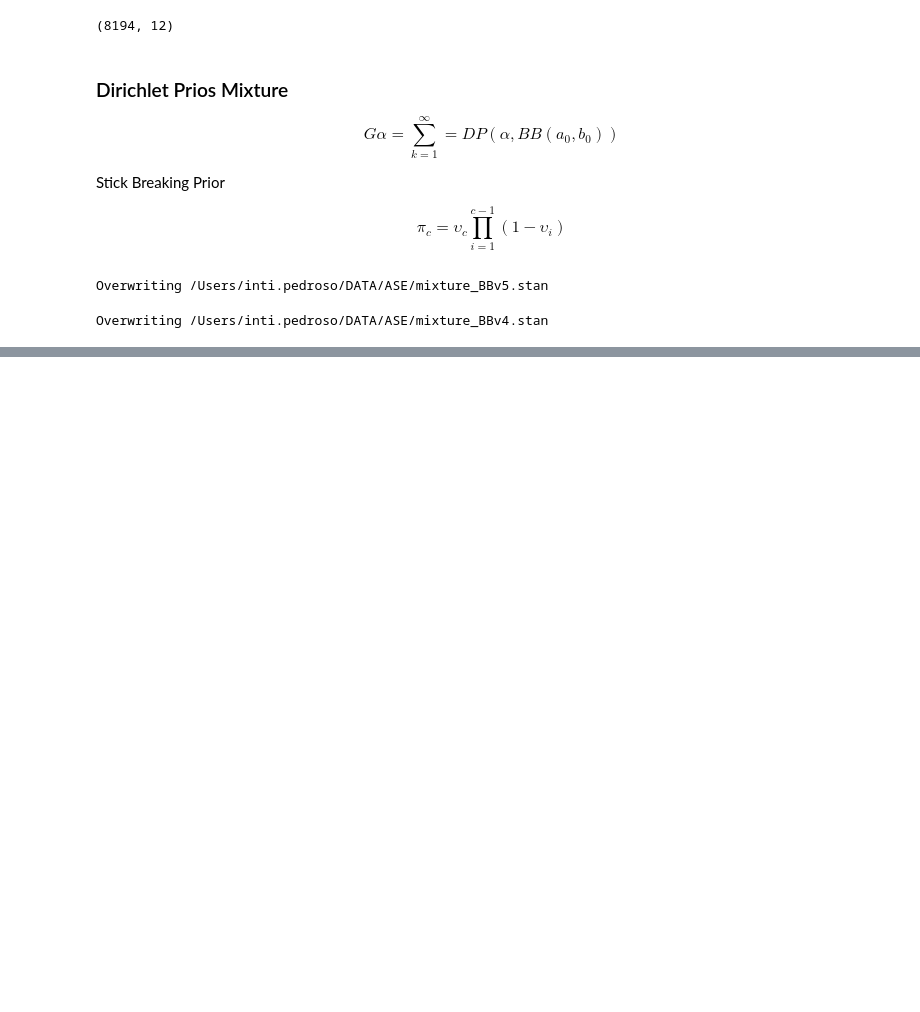
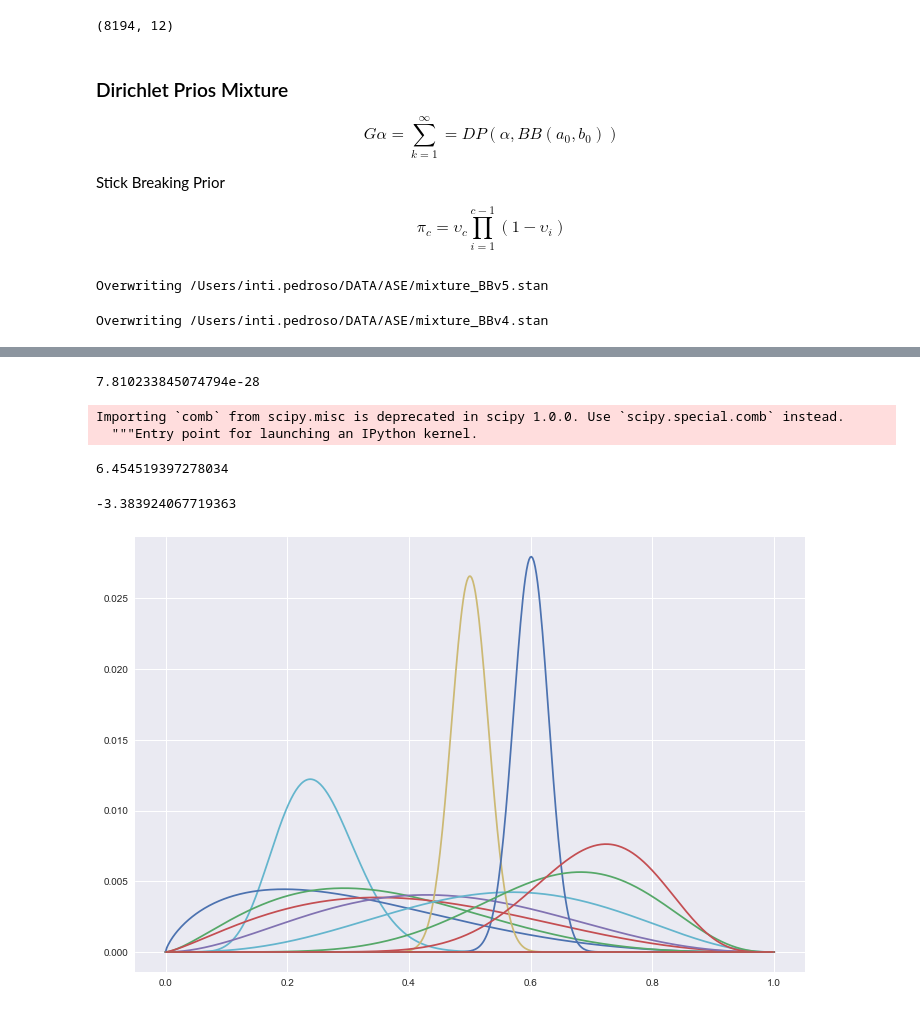
Before and after one commit to inti/ASE, a Jupyter notebook: Untitled.ipynb, the cells around one changed output, grey strips where cells are left out. Drawn from its saved outputs; the diff is of its cells as text; code cells hidden in the pictures; blank space fills up the shorter version.

```diff
--- a/Untitled.ipynb
+++ b/Untitled.ipynb
@@ -293,0 +540,37 @@ print(fit.stansummary())
+# %%
+np.exp(log_beta_binomial_density(k=199,n=200,alpha=50,beta=50))
+# %% [output]
+7.810233845074794e-28
+# %%
+np.log(scipy.misc.comb(b, a)) + ss.beta.logpdf(a/(a+b),alpha_ +a , beta_ + b)  - ss.beta.logpdf(a/(a+b),alpha_, beta_ )
+# %% [output]
+Importing `comb` from scipy.misc is deprecated in scipy 1.0.0. Use `scipy.special.comb` instead.
+  """Entry point for launching an IPython kernel.
+6.454519397278034
+# %%
+from scipy.special import betaln
+
+def log_beta_binomial_probability(k,n,alpha,beta):
+    return np.log(comb(n,k)) + betaln(k+alpha,n-k+beta) - betaln(alpha,beta)
+
+log_beta_binomial_probability(138,138*2, 138,138)
+# %% [output]
+-3.383924067719363
+# %%
+g = list()
+pars = list()
+gene_a = 30
+gene_b = 70
+
+for i in np.arange(pars_df.shape[0]):
+    pars.append([pars_df.loc[i,"alpha"], pars_df.loc[i,"beta"]])
+
+for i in np.arange(pars_df.shape[0]):
+    g.append([pars_df.loc[i,"alpha"] + gene_a ,pars_df.loc[i,"beta"] + gene_b])
+
+w = pars_df.theta.values
+x = np.linspace(0, 1, 500)
+for i in np.arange(len(g)):
+    plot_beta(x,alpha=pars[i][0],beta=pars[i][1], w=w[i],normalise=True)
+# %% [output]
+[figure, added]
```
Also changed, not shown: parts of 37 cells of this notebook.
